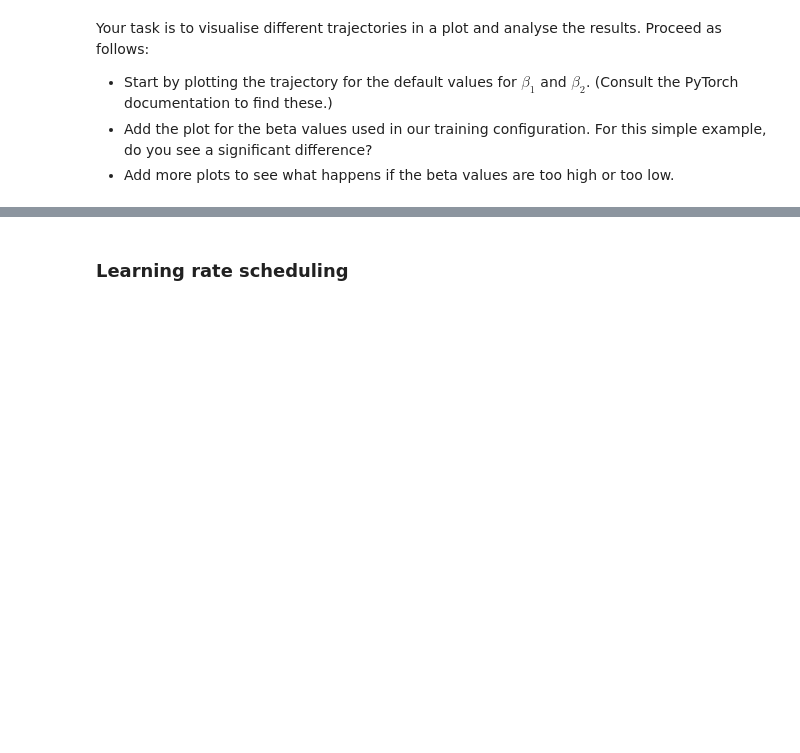
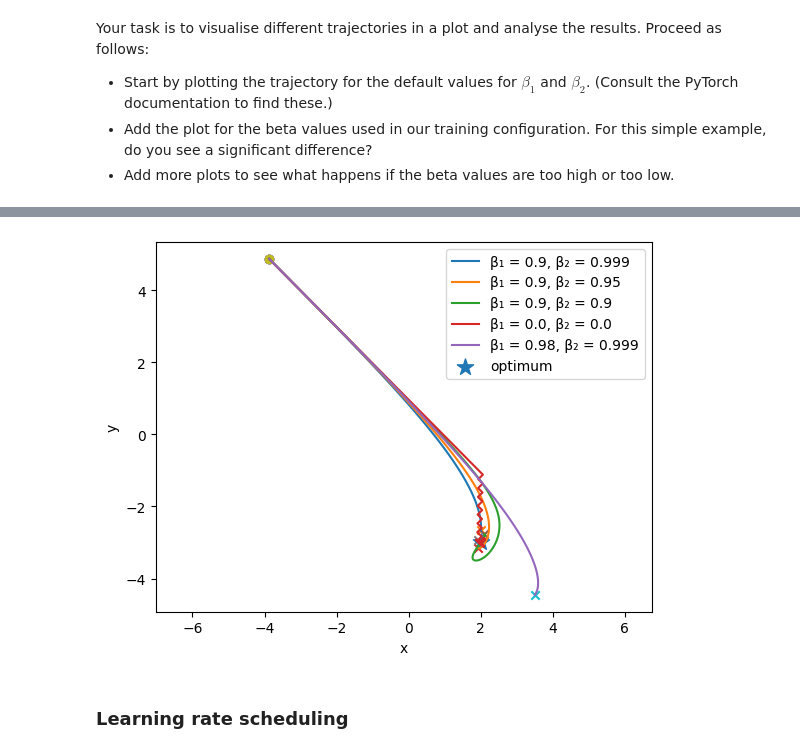
Before and after one commit to fanwenlin/tdde09-lab, a Jupyter notebook: labs/lab3/nlp-lab3.ipynb, the cells around one changed output, grey strips where cells are left out. Drawn from its saved outputs; the diff is of its cells as text; code cells hidden in the pictures; blank space fills up the shorter version.

```diff
--- a/labs/lab3/nlp-lab3.ipynb
+++ b/labs/lab3/nlp-lab3.ipynb
@@ -192,3 +294,23 @@ def adam_trajectories(betas):
+# %%
+betas = [(0.9, 0.999), (0.9, 0.95), (0.9, 0.9), (0.,0.), (0.98, 0.999)]
+
+plt.figure()
+
+for trajectory, label in adam_trajectories(betas):
+    xs = [p[0] for p in trajectory]
+    ys = [p[1] for p in trajectory]
+    plt.plot(xs, ys, label=label)
+    plt.scatter(xs[0], ys[0], marker='o')   # start
+    plt.scatter(xs[-1], ys[-1], marker='x') # end
+
+plt.scatter(2, -3, marker='*', s=150, label="optimum")
+plt.xlabel("x")
+plt.ylabel("y")
+plt.legend()
+plt.axis("equal")
+plt.show()
+# %% [output]
+[figure, added]
 # %% [markdown]
 ### Learning rate scheduling
 # %% [markdown]
```
Also changed, not shown: parts of 22 cells of this notebook.
